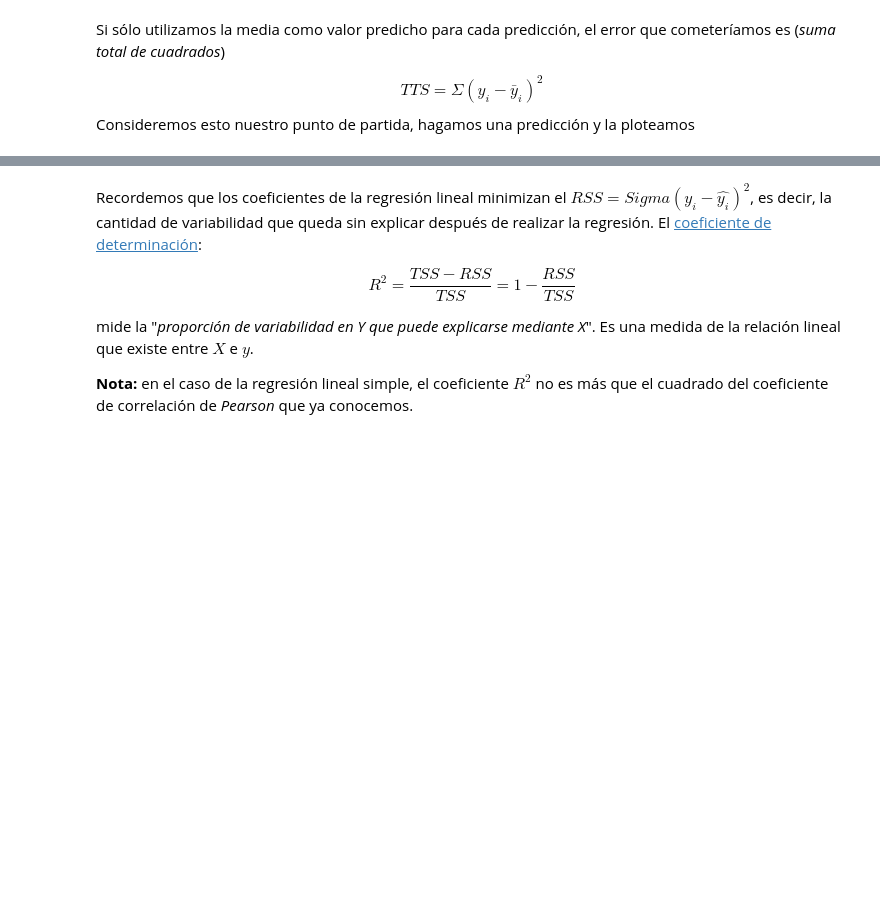
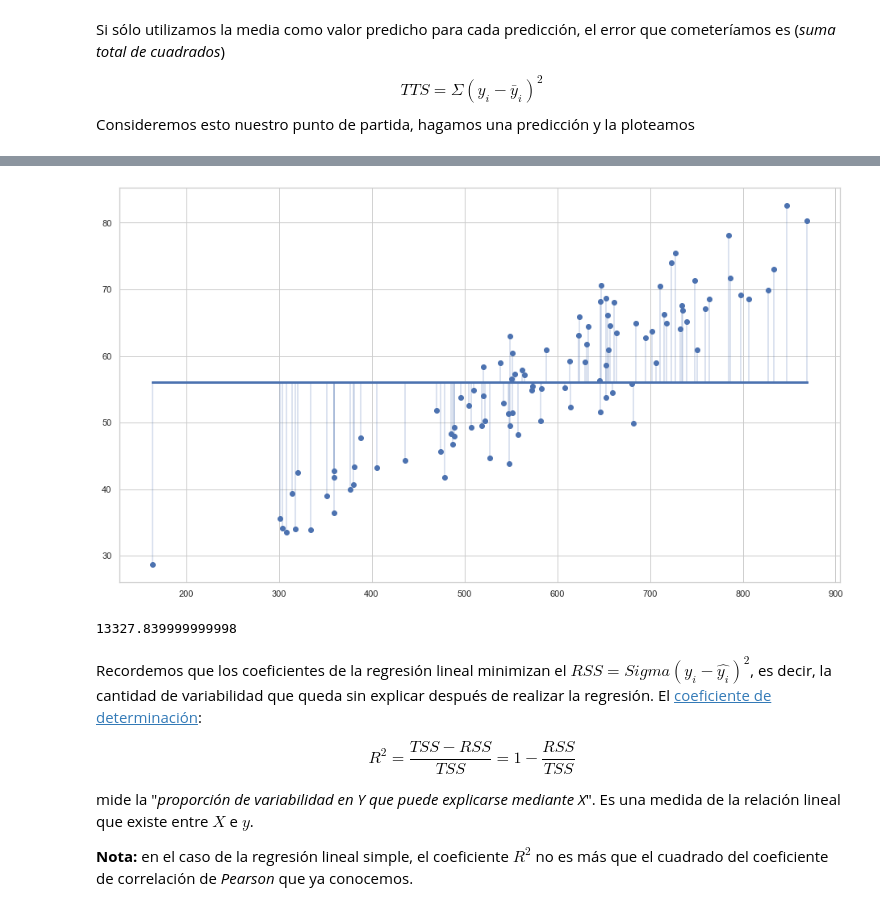
Before and after one commit to Ironhack-Data-Madrid-Mayo-2021/Classroom-Materials, a Jupyter notebook: week_06/03-linear_regression.ipynb, the cells around one changed output, grey strips where cells are left out. Cells and saved outputs as stored; diff of their text form; code cells hidden in the pictures; blank space fills up the shorter version.

```diff
--- a/week_06/03-linear_regression.ipynb
+++ b/week_06/03-linear_regression.ipynb
@@ -101,3 +243,6 @@ $$TTS=\Sigma(y_i - \bar{y}_i)^2$$
 Consideremos esto nuestro punto de partida, hagamos una predicción y la ploteamos
 # %%
 # Vamos a meterlo en un dataframe para verlo más claro
+# %%
+data["mean_predict"] = data.nota.mean()
+data.head()
@@ -104,5 +256,17 @@ Consideremos esto nuestro punto de partida, hagamos una predicción y la ploteam
+# %%
+mean_predict = [data.nota.mean()] * num_notas
+plt.scatter(X,y)
+plt.plot(X, mean_predict, lw=3)
+plt.vlines(X, mean_predict, y, lw=0.4)
+plt.show()
+# %% [output]
+[figure, added]
 # %%
 # Calculamos TSS para el modelo anterior
+TSS = ((data.nota - data.mean_predict)** 2).sum()
+TSS
+# %% [output]
+13327.839999999998
 # %% [markdown]
 Recordemos que los coeficientes de la regresión lineal minimizan el $RSS=Sigma(y_i - \hat{y_i})^2$, es decir, la cantidad de variabilidad que queda sin explicar después de realizar la regresión. El [coeficiente de determinación](https://en.wikipedia.org/wiki/Coefficient_of_determination):
 
```
Also changed, not shown: parts of 44 cells of this notebook.
